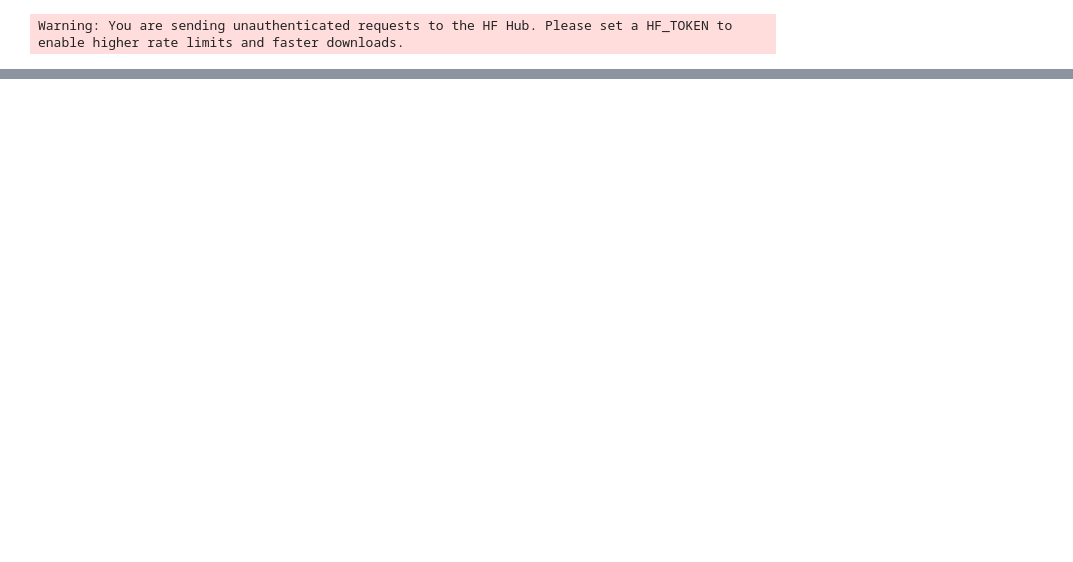
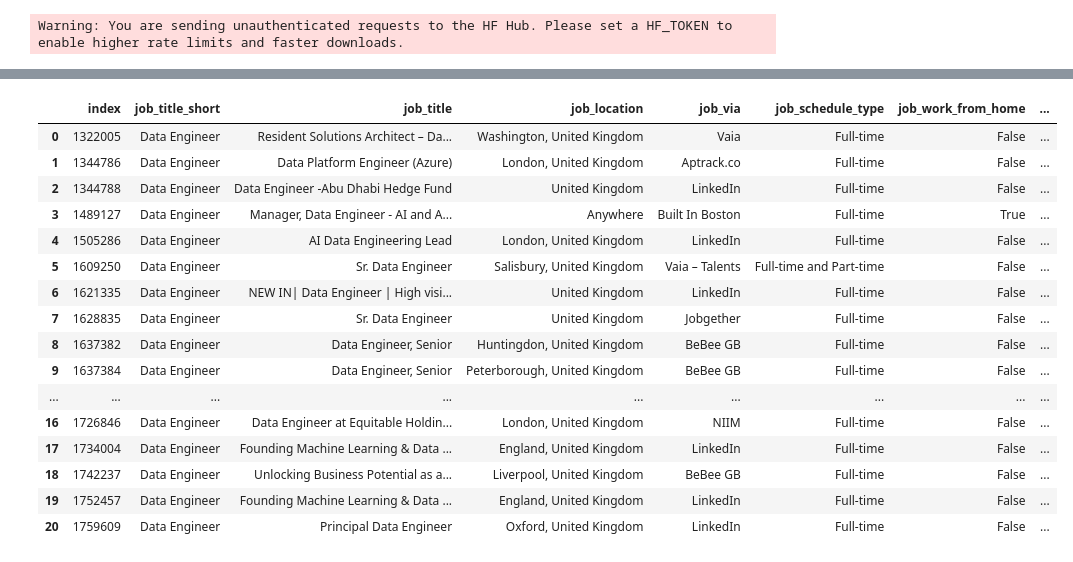
Before and after one commit to Frasermc2605/Python_Data_Project, a Jupyter notebook: Project/EDA.ipynb, the cells around one changed output, grey strips where cells are left out. Saved outputs shown, nothing was run; the diff lists cells and outputs as text; code cells hidden in the pictures; blank space fills up the shorter version.

```diff
--- a/Project/EDA.ipynb
+++ b/Project/EDA.ipynb
@@ -45,0 +48,20 @@ plt.show()
+# %%
+df_UK[(df_UK['job_title_short'] == 'Data Engineer') & (df_UK['job_posted_date'].dt.year == 2025)].reset_index()
+# %% [output]
+|  | index | job_title_short | job_title | job_location | job_via | job_schedule_type | job_work_from_home | ... |
+| 0 | 1322005 | Data Engineer | Resident Solutions Architect – Da... | Washington, United Kingdom | Vaia | Full-time | False | ... |
+| 1 | 1344786 | Data Engineer | Data Platform Engineer (Azure) | London, United Kingdom | Aptrack.co | Full-time | False | ... |
+| 2 | 1344788 | Data Engineer | Data Engineer -Abu Dhabi Hedge Fund | United Kingdom | LinkedIn | Full-time | False | ... |
+| 3 | 1489127 | Data Engineer | Manager, Data Engineer - AI and A... | Anywhere | Built In Boston | Full-time | True | ... |
+| 4 | 1505286 | Data Engineer | AI Data Engineering Lead | London, United Kingdom | LinkedIn | Full-time | False | ... |
+| 5 | 1609250 | Data Engineer | Sr. Data Engineer | Salisbury, United Kingdom | Vaia – Talents | Full-time and Part-time | False | ... |
+| 6 | 1621335 | Data Engineer | NEW IN| Data Engineer | High visi... | United Kingdom | LinkedIn | Full-time | False | ... |
+| 7 | 1628835 | Data Engineer | Sr. Data Engineer | United Kingdom | Jobgether | Full-time | False | ... |
+| 8 | 1637382 | Data Engineer | Data Engineer, Senior | Huntingdon, United Kingdom | BeBee GB | Full-time | False | ... |
+| 9 | 1637384 | Data Engineer | Data Engineer, Senior | Peterborough, United Kingdom | BeBee GB | Full-time | False | ... |
+| ... | ... | ... | ... | ... | ... | ... | ... | ... |
+| 16 | 1726846 | Data Engineer | Data Engineer at Equitable Holdin... | London, United Kingdom | NIIM | Full-time | False | ... |
+| 17 | 1734004 | Data Engineer | Founding Machine Learning & Data ... | England, United Kingdom | LinkedIn | Full-time | False | ... |
+| 18 | 1742237 | Data Engineer | Unlocking Business Potential as a... | Liverpool, United Kingdom | BeBee GB | Full-time | False | ... |
+| 19 | 1752457 | Data Engineer | Founding Machine Learning & Data ... | England, United Kingdom | LinkedIn | Full-time | False | ... |
+| 20 | 1759609 | Data Engineer | Principal Data Engineer | Oxford, United Kingdom | LinkedIn | Full-time | False | ... |
```
Also changed, not shown: parts of 3 cells of this notebook, 10 other files.
